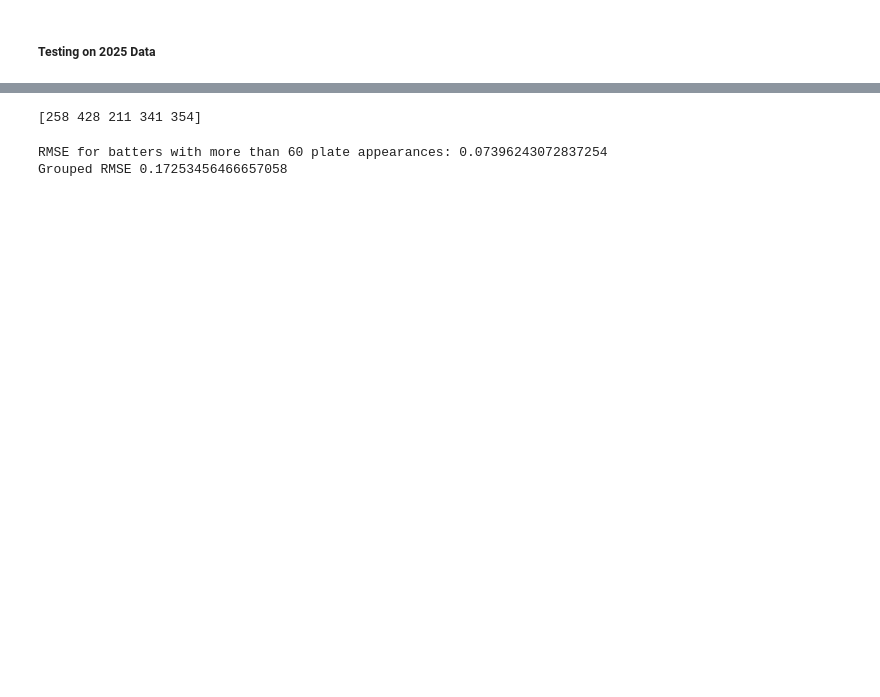
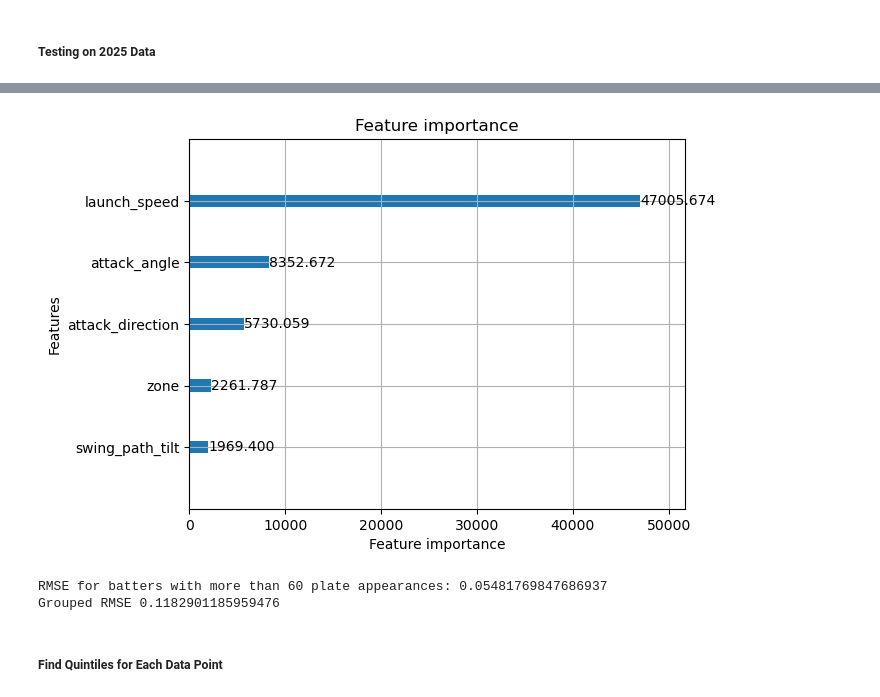
Before and after one commit to daltonlowery26/woba-modeling, a Jupyter notebook: wobacon_modeling/gmb_bat_tracking.ipynb, the cells around one changed output, grey strips where cells are left out. Saved outputs shown, nothing was run; the diff lists cells and outputs as text; code cells hidden in the pictures; blank space fills up the shorter version.

```diff
--- a/wobacon_modeling/gmb_bat_tracking.ipynb
+++ b/wobacon_modeling/gmb_bat_tracking.ipynb
@@ -24,6 +25,6 @@ df = df.dropna()
 # %%
-X = (df[['zone', 'launch_speed', 'swing_path_tilt', 'attack_angle', 'attack_direction']])
-y = df['woba_value']
+X = (df_train[['zone', 'launch_speed', 'swing_path_tilt', 'attack_angle', 'attack_direction']])
+y = df_train['woba_value']
 # %% [markdown]
 ##### Train Val
 # %% [markdown]
@@ -33,9 +34,11 @@ x_train, x_val, y_train, y_val = train_test_split(X, y, test_size=0.15, random_s
 # %% [markdown]
 ##### Hyper Parameters Tuning
 # %%
-model = lgb.LGBMRegressor(random_state=26, n_jobs=-1, metric=['mae', 'rmse'])
+model = lgb.LGBMRegressor(random_state=26, n_jobs=-1, metric=['mae', 'rmse'], objective='quantile')
 # %% [markdown]
 ##### Random Search
+# %%
+quantiles = [0.1, 0.2, 0.3, 0.4, 0.5, 0.6, 0.7, 0.8, 0.9]
 # %%
 rnd_search_params = {
     'boosting_type': ['gbdt'],
@@ -130,4 +219,10 @@ grid_best = {'boosting_type': 'dart','colsample_bytree': 0.8, 'lambda_l2': 0.5,
 # %%
-model = model.set_params(**grid_best)
-model = model.fit(x_train, y_train, eval_set=[[x_val, y_val]], callbacks=[lgb.early_stopping(stopping_rounds=40, verbose=False)])
+models = {}
+quantiles = [0.1, 0.2, 0.3, 0.4, 0.5, 0.6, 0.7, 0.8, 0.9]
+for q in quantiles:
+    quantile_model = lgb.LGBMRegressor(**all_best_params[q], alpha=q, random_state=26, n_jobs=-1)
+    quantile_model.fit(x_train, y_train,
+                       eval_set=[(x_val, y_val)],
+                       callbacks=[lgb.early_stopping(stopping_rounds=40, verbose=False)])
+    models[q] = quantile_model
 # %% [output]
@@ -164,16 +263,19 @@ RMSE: 0.5033683310184024
 # %%
-print(model.feature_importances_)
+lgb.plot_importance(models[.9], importance_type='gain')
+plt.show()
 # %% [output]
-[258 428 211 341 354]
+[figure, added]
 # %%
 grouped_results = results_df.groupby(['year', 'batter'])[['actual', 'predicted']].agg(['mean', 'count'])
 grouped_results.columns = ['_'.join(col).strip() for col in grouped_results.columns.values]
 grouped_results = grouped_results.reset_index()
 grouped_rmse = np.sqrt(mean_squared_error(grouped_results['actual_mean'], grouped_results['predicted_mean']))
-qualified_results = grouped_results[grouped_results['actual_count'] > 40]
+qualified_results = grouped_results[grouped_results['actual_count'] > 60]
 qualified_rmse = np.sqrt(mean_squared_error(qualified_results['actual_mean'], qualified_results['predicted_mean']))
 print(f'RMSE for batters with more than 60 plate appearances: {qualified_rmse}')
 print(f'Grouped RMSE {grouped_rmse}')
 # %% [output]
-RMSE for batters with more than 60 plate appearances: 0.07396243072837254
-Grouped RMSE 0.17253456466657058
+RMSE for batters with more than 60 plate appearances: 0.05481769847686937
+Grouped RMSE 0.1182901185959476
+# %% [markdown]
+##### Find Quintiles for Each Data Point
```
Also changed, not shown: parts of 14 cells of this notebook, 3 other files.
